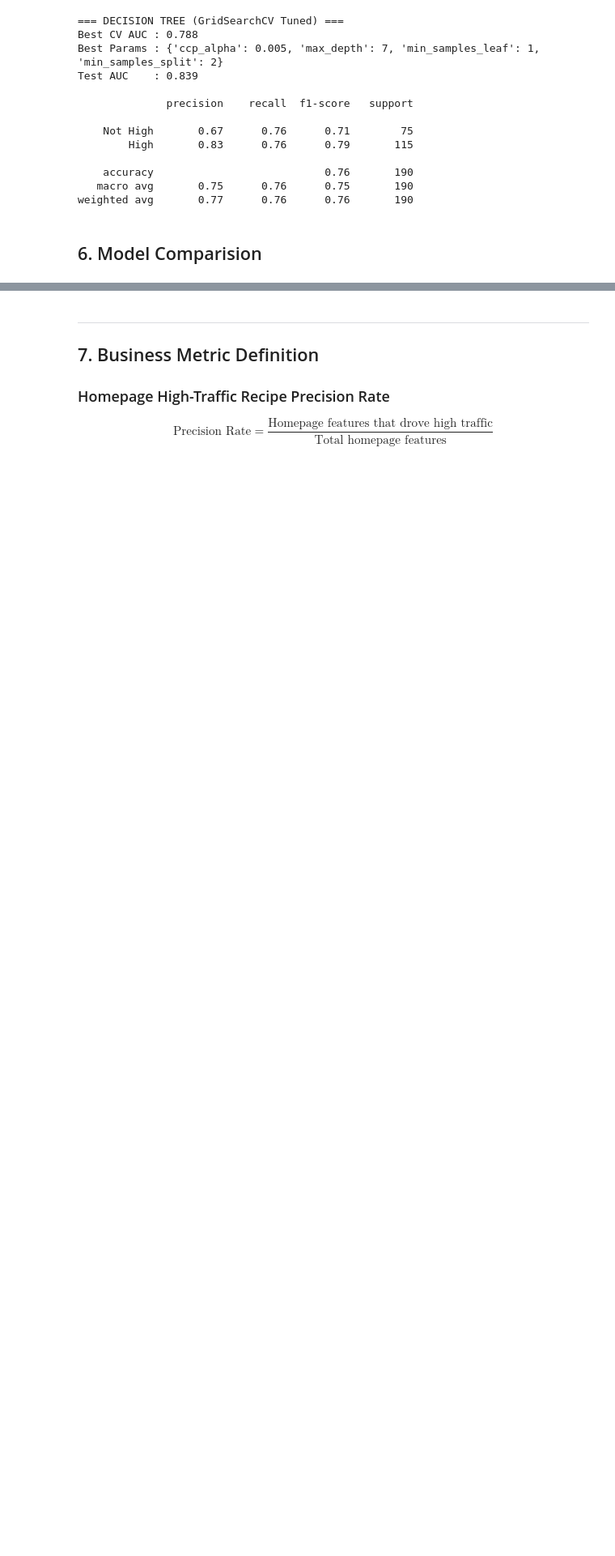
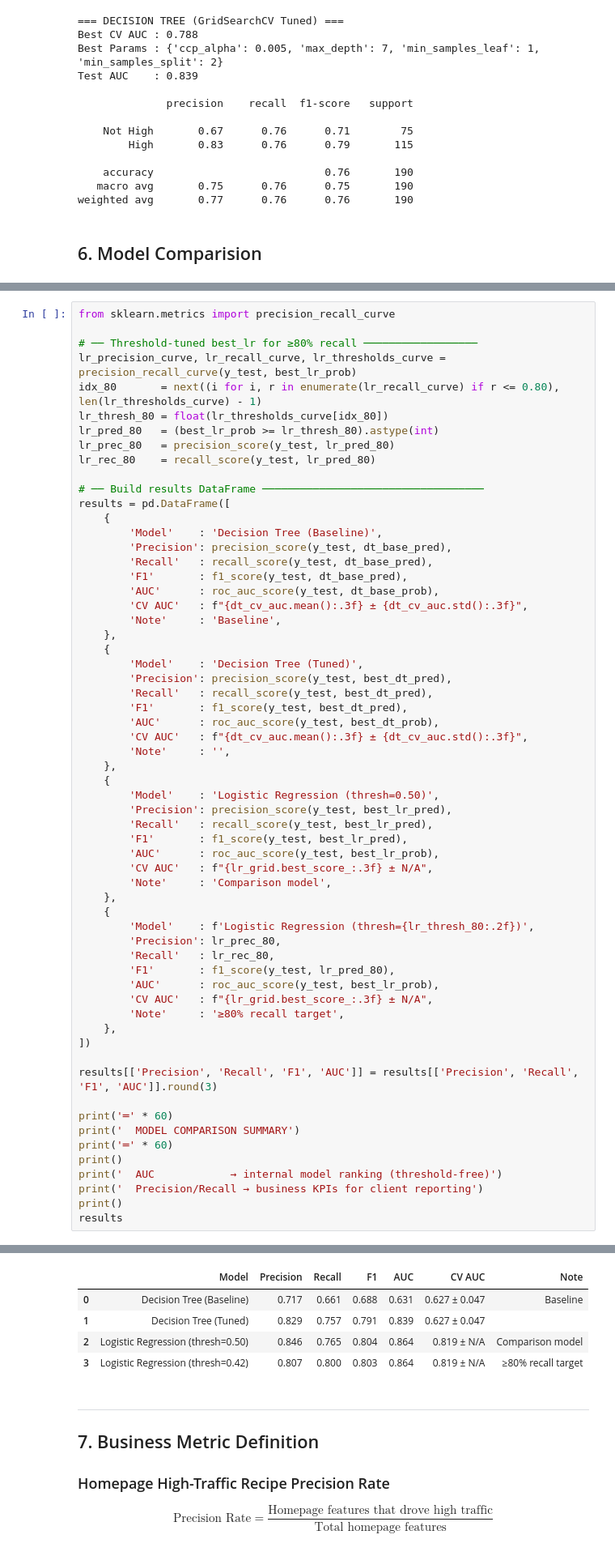
Before and after one commit to shashankgarewal/datacamp, a Jupyter notebook: notebook.ipynb, the cells around one changed output, grey strips where cells are left out. Shown at 81% size. Cells and saved outputs as stored; diff of their text form; blank space fills up the shorter version.

Commit message:
Add comparision table and feature importance

```diff
--- a/notebook.ipynb
+++ b/notebook.ipynb
@@ -792,0 +789,62 @@ weighted avg       0.77      0.76      0.76       190
+# %%
+from sklearn.metrics import precision_recall_curve
+
+# ── Threshold-tuned best_lr for ≥80% recall ──────────────────
+lr_precision_curve, lr_recall_curve, lr_thresholds_curve = precision_recall_curve(y_test, best_lr_prob)
+idx_80       = next((i for i, r in enumerate(lr_recall_curve) if r <= 0.80), len(lr_thresholds_curve) - 1)
+lr_thresh_80 = float(lr_thresholds_curve[idx_80])
+lr_pred_80   = (best_lr_prob >= lr_thresh_80).astype(int)
+lr_prec_80   = precision_score(y_test, lr_pred_80)
+lr_rec_80    = recall_score(y_test, lr_pred_80)
+
+# ── Build results DataFrame ───────────────────────────────────
+results = pd.DataFrame([
+    {
+        'Model'    : 'Decision Tree (Baseline)',
+        'Precision': precision_score(y_test, dt_base_pred),
+        'Recall'   : recall_score(y_test, dt_base_pred),
+        'F1'       : f1_score(y_test, dt_base_pred),
+        'AUC'      : roc_auc_score(y_test, dt_base_prob),
+        'CV AUC'   : f"{dt_cv_auc.mean():.3f} ± {dt_cv_auc.std():.3f}",
+        'Note'     : 'Baseline',
+    },
+    {
+        'Model'    : 'Decision Tree (Tuned)',
+        'Precision': precision_score(y_test, best_dt_pred),
+        'Recall'   : recall_score(y_test, best_dt_pred),
+        'F1'       : f1_score(y_test, best_dt_pred),
+        'AUC'      : roc_auc_score(y_test, best_dt_prob),
+        'CV AUC'   : f"{dt_cv_auc.mean():.3f} ± {dt_cv_auc.std():.3f}",
+        'Note'     : '',
+    },
+    {
+        'Model'    : 'Logistic Regression (thresh=0.50)',
+        'Precision': precision_score(y_test, best_lr_pred),
+        'Recall'   : recall_score(y_test, best_lr_pred),
+        'F1'       : f1_score(y_test, best_lr_pred),
+        'AUC'      : roc_auc_score(y_test, best_lr_prob),
+        'CV AUC'   : f"{lr_grid.best_score_:.3f} ± N/A",
+        'Note'     : 'Comparison model',
+    },
+    {
+        'Model'    : f'Logistic Regression (thresh={lr_thresh_80:.2f})',
+        'Precision': lr_prec_80,
+        'Recall'   : lr_rec_80,
+        'F1'       : f1_score(y_test, lr_pred_80),
+        'AUC'      : roc_auc_score(y_test, best_lr_prob),
+        'CV AUC'   : f"{lr_grid.best_score_:.3f} ± N/A",
+        'Note'     : '≥80% recall target',
+    },
+])
+
+results[['Precision', 'Recall', 'F1', 'AUC']] = results[['Precision', 'Recall', 'F1', 'AUC']].round(3)
+
+print('═' * 60)
+print('  MODEL COMPARISON SUMMARY')
+print('═' * 60)
+print()
+print('  AUC            → internal model ranking (threshold-free)')
+print('  Precision/Recall → business KPIs for client reporting')
+print()
+results
+# %% [output]
@@ -793,3 +857,8 @@ weighted avg       0.77      0.76      0.76       190
+|  | Model | Precision | Recall | F1 | AUC | CV AUC | Note |
+| 0 | Decision Tree (Baseline) | 0.717 | 0.661 | 0.688 | 0.631 | 0.627 ± 0.047 | Baseline |
+| 1 | Decision Tree (Tuned) | 0.829 | 0.757 | 0.791 | 0.839 | 0.627 ± 0.047 |  |
+| 2 | Logistic Regression (thresh=0.50) | 0.846 | 0.765 | 0.804 | 0.864 | 0.819 ± N/A | Comparison model |
+| 3 | Logistic Regression (thresh=0.42) | 0.807 | 0.800 | 0.803 | 0.864 | 0.819 ± N/A | ≥80% recall target |
 # %% [markdown]
 ---
 ## 7. Business Metric Definition
```
Also changed, not shown: parts of 4 cells of this notebook.
